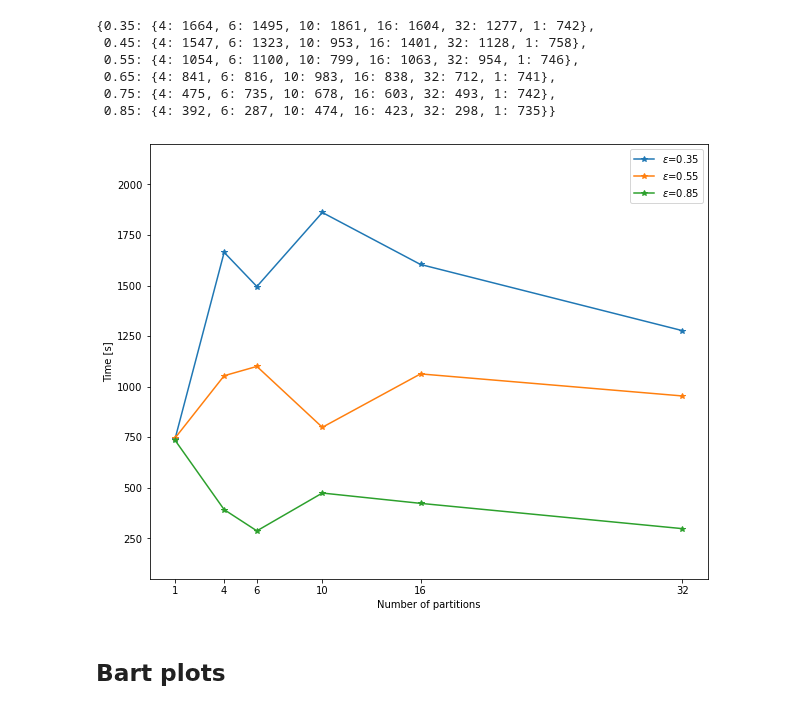
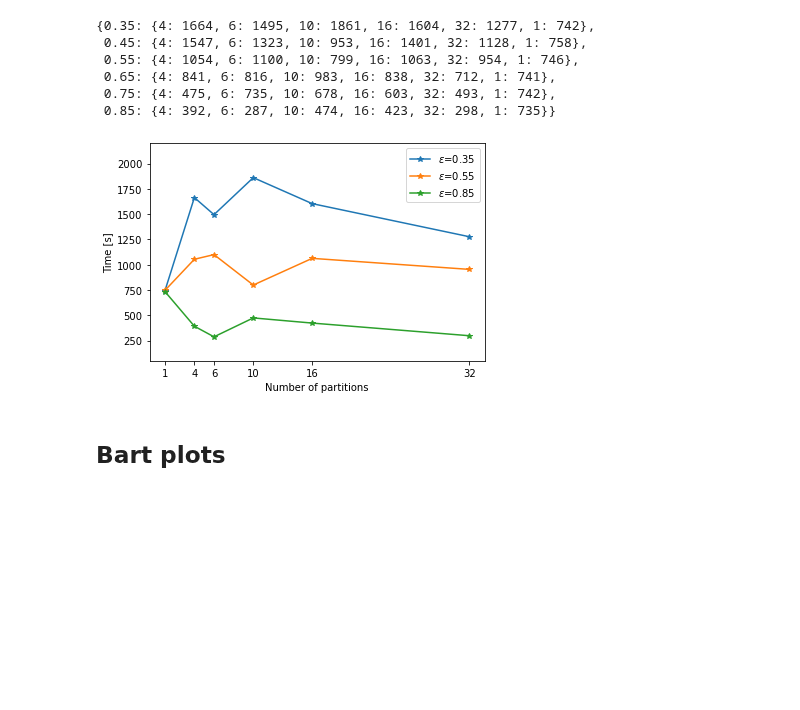
Before and after one commit to jrybicki-jsc/smms, a Jupyter notebook: graphla/times.ipynb, the cells around one changed output. Saved outputs shown, nothing was run; the diff lists cells and outputs as text; code cells hidden in the pictures; blank space fills up the shorter version.

```diff
--- a/graphla/times.ipynb
+++ b/graphla/times.ipynb
@@ -318,24 +318,24 @@ merge_epsilon
  0.75: {4: 475, 6: 735, 10: 678, 16: 603, 32: 493, 1: 742},
  0.85: {4: 392, 6: 287, 10: 474, 16: 423, 32: 298, 1: 735}}
 # %%
-plt.figure(figsize=(10,8))
+#plt.figure(figsize=(10,8))
 plt.xticks(list(merge_epsilon[0.35].keys()))
 
 for epsilon, vals in merge_epsilon.items():
     if epsilon not in selected_eps:
         continue
     vals = dict(sorted(vals.items()))
     plt.plot(vals.keys(), vals.values(),'-*', label=f"$\epsilon$={epsilon}")
 
 #plt.axhline(df.Creation.mean(), ls='--', label='Non-distributed (mean)')
 plt.ylim(50, 2200)
 plt.legend()
 plt.xlabel("Number of partitions")
 plt.ylabel("Time [s]");
 
-#plt.savefig('../fig/fig12.svg', format='svg', bbox_inches = 'tight', dpi=1000);
+plt.savefig('../fig/fig12.svg', format='svg', bbox_inches = 'tight', dpi=1000);
 # %% [output]
-[figure, old version]
+[figure, new version]
 # %% [markdown]
 ## Bart plots
 # %%
```
Also changed, not shown: parts of 4 cells of this notebook.
